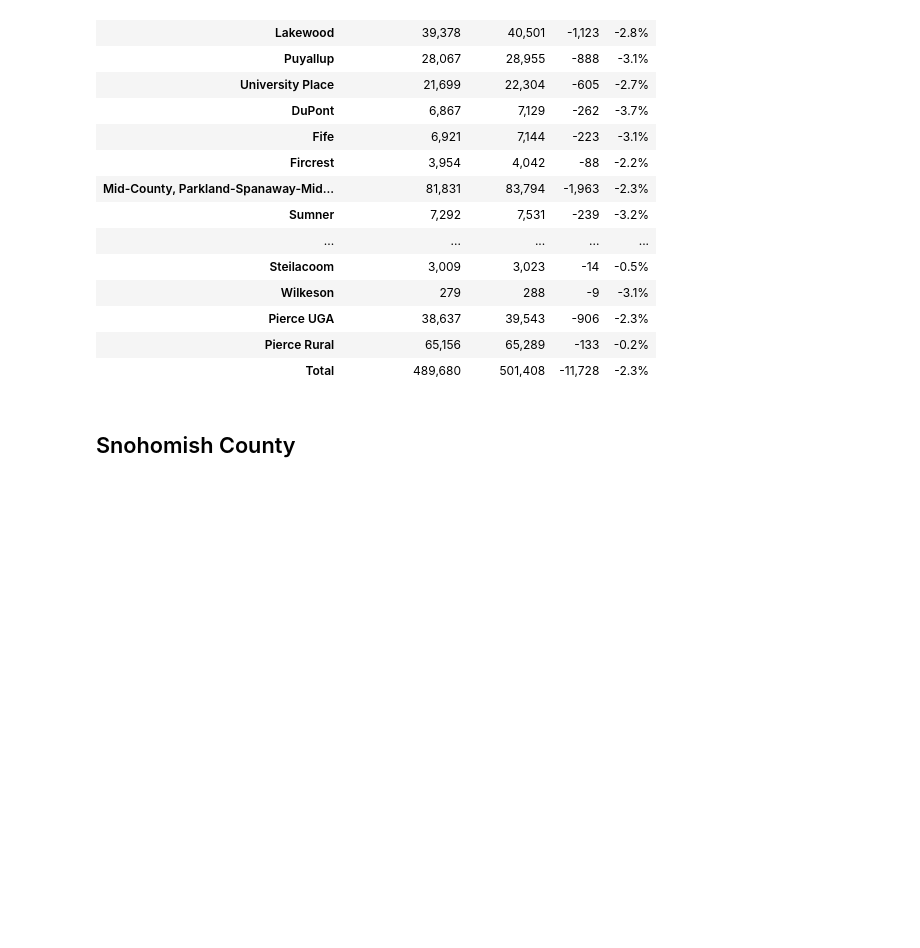
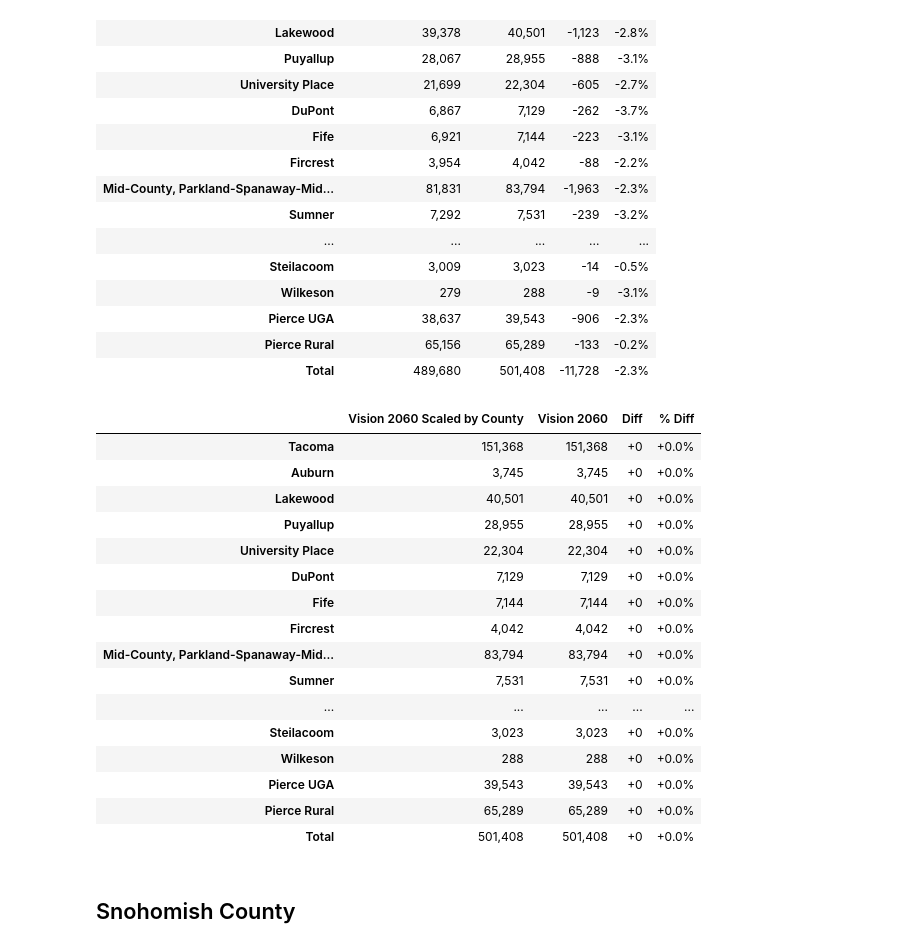
Before and after one commit to psrc/control_totals, a Jupyter notebook: control_totals/validation/summary_scripts/households_compare_2060.ipynb, the cells around one changed output. Cells and saved outputs as stored; diff of their text form; code cells hidden in the pictures; blank space fills up the shorter version.

```diff
--- a/control_totals/validation/summary_scripts/households_compare_2060.ipynb
+++ b/control_totals/validation/summary_scripts/households_compare_2060.ipynb
@@ -68,6 +98,26 @@ compare_hh_target_area(FORECAST_A, FORECAST_B, YEAR, 53053)
 | Pierce UGA | 38,637 | 39,543 | -906 | -2.3% |
 | Pierce Rural | 65,156 | 65,289 | -133 | -0.2% |
 | Total | 489,680 | 501,408 | -11,728 | -2.3% |
+# %%
+compare_hh_target_area(FORECAST_C, FORECAST_B, YEAR, 53053)
+# %% [output]
+|  | Vision 2060 Scaled by County | Vision 2060 | Diff | % Diff |
+| Tacoma | 151,368 | 151,368 | +0 | +0.0% |
+| Auburn | 3,745 | 3,745 | +0 | +0.0% |
+| Lakewood | 40,501 | 40,501 | +0 | +0.0% |
+| Puyallup | 28,955 | 28,955 | +0 | +0.0% |
+| University Place | 22,304 | 22,304 | +0 | +0.0% |
+| DuPont | 7,129 | 7,129 | +0 | +0.0% |
+| Fife | 7,144 | 7,144 | +0 | +0.0% |
+| Fircrest | 4,042 | 4,042 | +0 | +0.0% |
+| Mid-County, Parkland-Spanaway-Mid... | 83,794 | 83,794 | +0 | +0.0% |
+| Sumner | 7,531 | 7,531 | +0 | +0.0% |
+| ... | ... | ... | ... | ... |
+| Steilacoom | 3,023 | 3,023 | +0 | +0.0% |
+| Wilkeson | 288 | 288 | +0 | +0.0% |
+| Pierce UGA | 39,543 | 39,543 | +0 | +0.0% |
+| Pierce Rural | 65,289 | 65,289 | +0 | +0.0% |
+| Total | 501,408 | 501,408 | +0 | +0.0% |
 # %% [markdown]
 ## Snohomish County
 # %%
```
Also changed, not shown: parts of 6 cells of this notebook, 23 other files.
